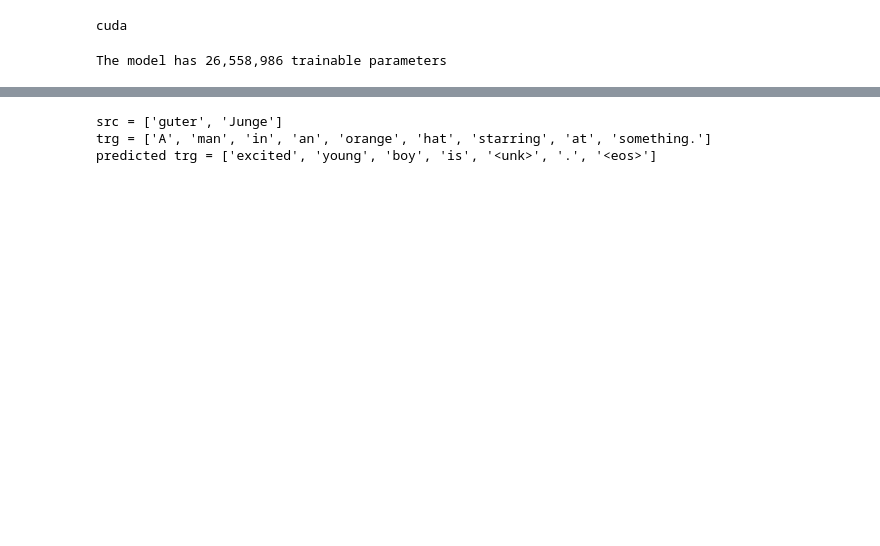
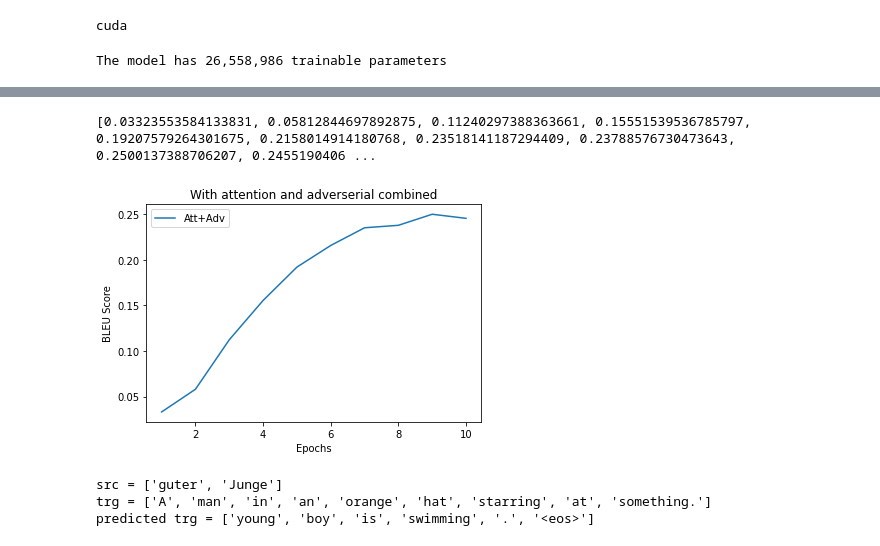
Before and after one commit to parth-shettiwar/Efficient-Neural-Machine-Translation, a Jupyter notebook: adv.ipynb, the cells around one changed output, grey strips where cells are left out. Drawn from its saved outputs; the diff is of its cells as text; code cells hidden in the pictures; blank space fills up the shorter version.

Commit message:
Added graphs

```diff
--- a/adv.ipynb
+++ b/adv.ipynb
@@ -211,8 +211,8 @@ class Attention(nn.Module):
         #attention = [batch size, src len]
 
         attention = attention.masked_fill(mask == 0, -1e10)
-        # T = 1000
-        T = 1
+        T = 1000
+        # T = 1
         return F.softmax(attention/T, dim = 1)
 
 class Decoder(nn.Module):
@@ -316,10 +316,10 @@ class Decoder(nn.Module):
             # weight_noise[targets.view(-1)]=sigma.detach()*neg_h.detach()
             # noise_outputs=(latent*weight_noise[targets]).sum(1)
             # prediction[torch.arange(targets.size(0)).long().cuda(),targets]+=noise_outputs
-            epsilon = 0.005
-            #prediction = [batch size, output dim]
-            noise = epsilon*self.fc_noise(weighted)
-            prediction = prediction + noise
+            # epsilon = 0.005
+            # #prediction = [batch size, output dim]
+            # noise = epsilon*self.fc_noise(weighted)
+            # prediction = prediction + noise
             return prediction, hidden.squeeze(0), a.squeeze(1)
 
 class Seq2Seq(nn.Module):
@@ -586,9 +586,9 @@ for epoch in range(N_EPOCHS):
 
     epoch_mins, epoch_secs = epoch_time(start_time, end_time)
 
-    if valid_loss < best_valid_loss:
-        best_valid_loss = valid_loss
-        torch.save(model.state_dict(), 'tut4-model.pt')
+    # if valid_loss < best_valid_loss:
+    #     best_valid_loss = valid_loss
+    #     torch.save(model.state_dict(), 'tut4-model.pt')
 
     print(f'Epoch: {epoch+1:02} | Time: {epoch_mins}m {epoch_secs}s')
     print(f'\tTrain Loss: {train_loss:.3f} | Train PPL: {math.exp(train_loss):7.3f}')
@@ -604,7 +622,17 @@ print(f'| Test Loss: {test_loss:.3f} | Test PPL: {math.exp(test_loss):7.3f} |')
+# %%
+print(bleu_score_list)
+# %% [output]
+[0.03323553584133831, 0.05812844697892875, 0.11240297388363661, 0.15551539536785797, 0.19207579264301675, 0.2158014914180768, 0.23518141187294409, 0.23788576730473643, 0.2500137388706207, 0.2455190406 ...
 # %%
 f = plt.figure()
-plt.plot(range(1,11),bleu_score_list)
+plt.plot(range(1,11),bleu_score_list,label="Att+Adv")
+plt.xlabel("Epochs")
+plt.ylabel("BLEU Score")
+plt.legend()
+plt.title("With attention and adverserial combined")
 plt.savefig('attention-adverserial.png')
+# %% [output]
+[figure, added]
 # %%
 example_idx = 13
 
@@ -628,7 +656,7 @@ print(f'predicted trg = {translation}')
 # %% [output]
 src = ['guter', 'Junge']
 trg = ['A', 'man', 'in', 'an', 'orange', 'hat', 'starring', 'at', 'something.']
-predicted trg = ['excited', 'young', 'boy', 'is', '<unk>', '.', '<eos>']
+predicted trg = ['young', 'boy', 'is', 'swimming', '.', '<eos>']
 # %%
 print(f'BLEU score = {bleu_score2*100:.2f}')
 # %% [output]
```
Also changed, not shown: parts of 5 cells of this notebook, 2 other files.
